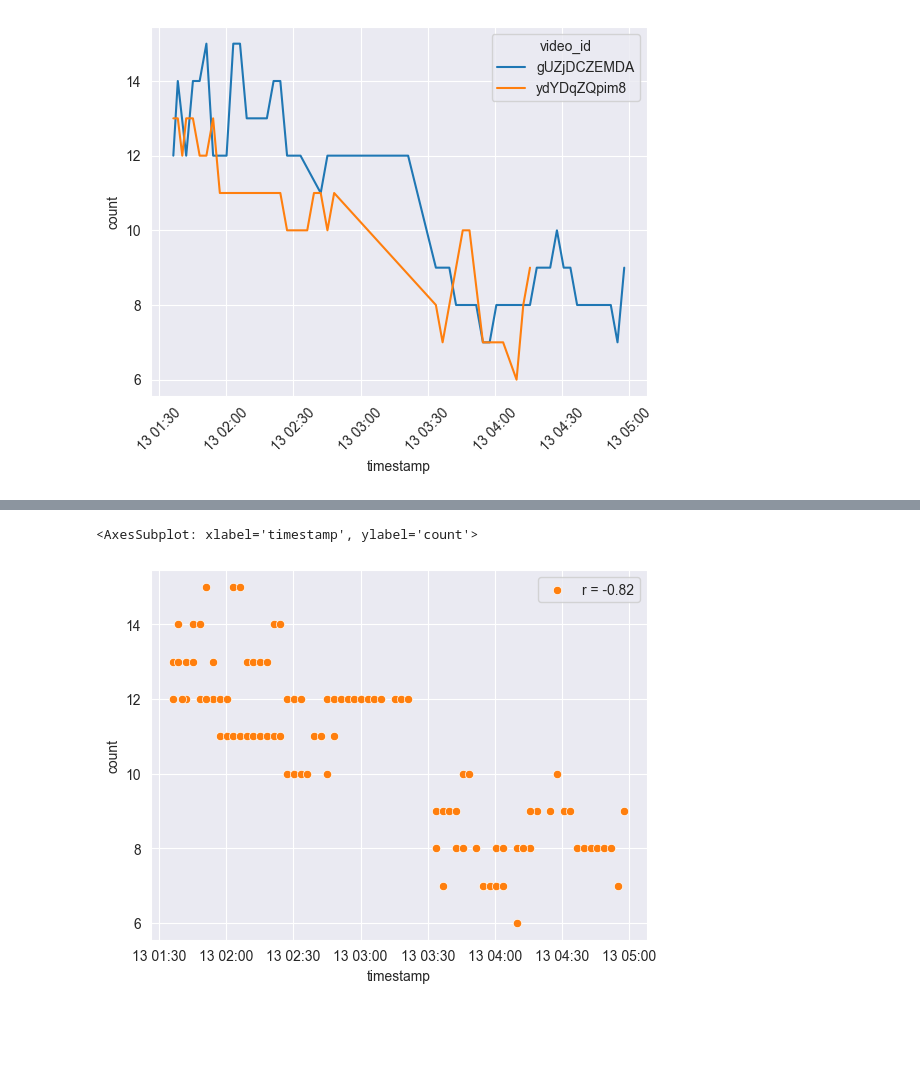
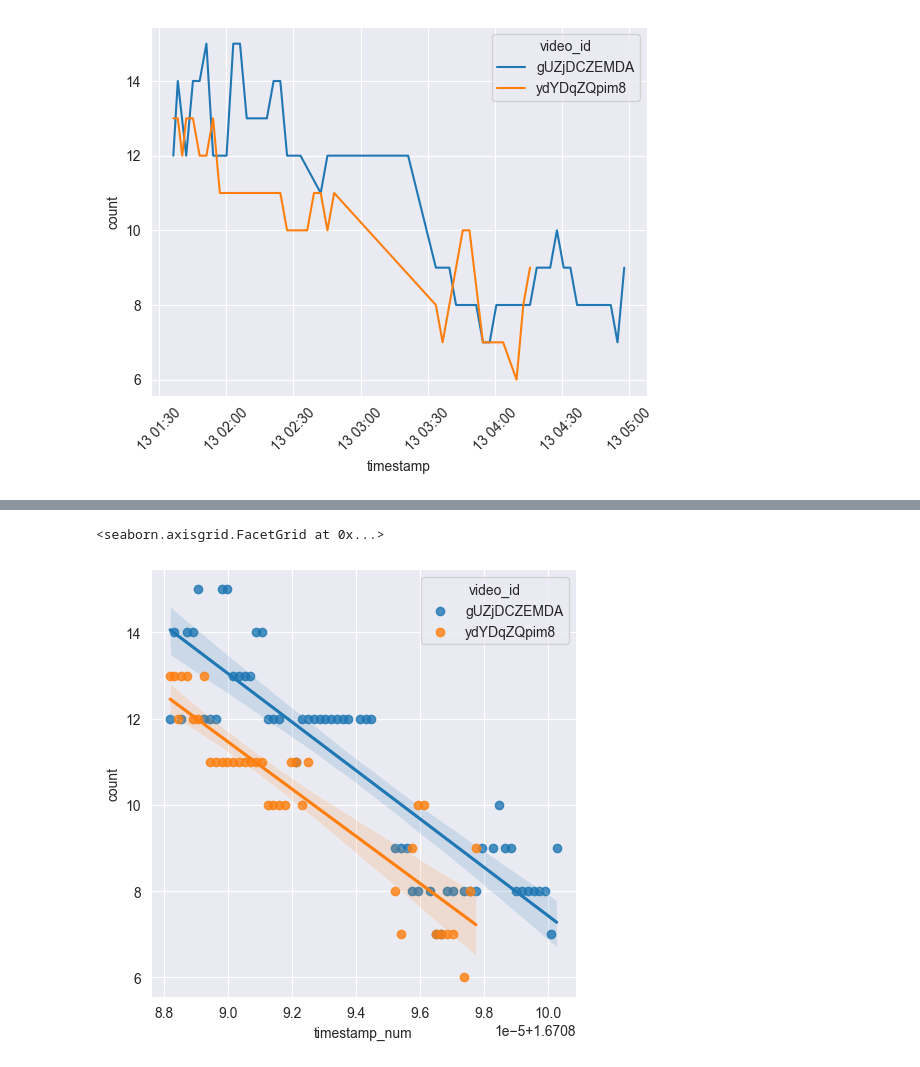
Before and after one commit to CharlesLehnen/DSCI-510-Principles-of-Programming-for-Data-Science, a Jupyter notebook: code/analyze_data.ipynb, the cells around one changed output, grey strips where cells are left out. Drawn from its saved outputs; the diff is of its cells as text; code cells hidden in the pictures; blank space fills up the shorter version.

```diff
--- a/code/analyze_data.ipynb
+++ b/code/analyze_data.ipynb
@@ -109,13 +117,12 @@ fig.show()
 # %%
-# Visualize the data with a scatter plot
-sns.scatterplot(x='timestamp', y='count', data=df)
+# Import seaborn
+import seaborn as sns
 
 # Convert the datetime values to numeric values (e.g., seconds since the epoch)
 df['timestamp_num'] = df['timestamp'].apply(lambda x: x.timestamp() / 10**9)
 
-# Calculate the Pearson correlation coefficient and add it to the plot as the r-value
-r_value = df['timestamp_num'].corr(df['count'])
-sns.scatterplot(x='timestamp', y='count', data=df, label=f'r = {r_value:.2f}')
+# Create a scatter plot with two groups and add a trendline to each group
+sns.lmplot(x='timestamp_num', y='count', data=df, hue='video_id', fit_reg=True, legend=True, facet_kws={'legend_out': False})# Loop over the axes in the FacetGrid object
 # %% [output]
-<AxesSubplot: xlabel='timestamp', ylabel='count'>
+<seaborn.axisgrid.FacetGrid at 0x...>
-[figure, old version]
+[figure, new version]
```
Also changed, not shown: parts of 5 cells of this notebook, 4 other files.
